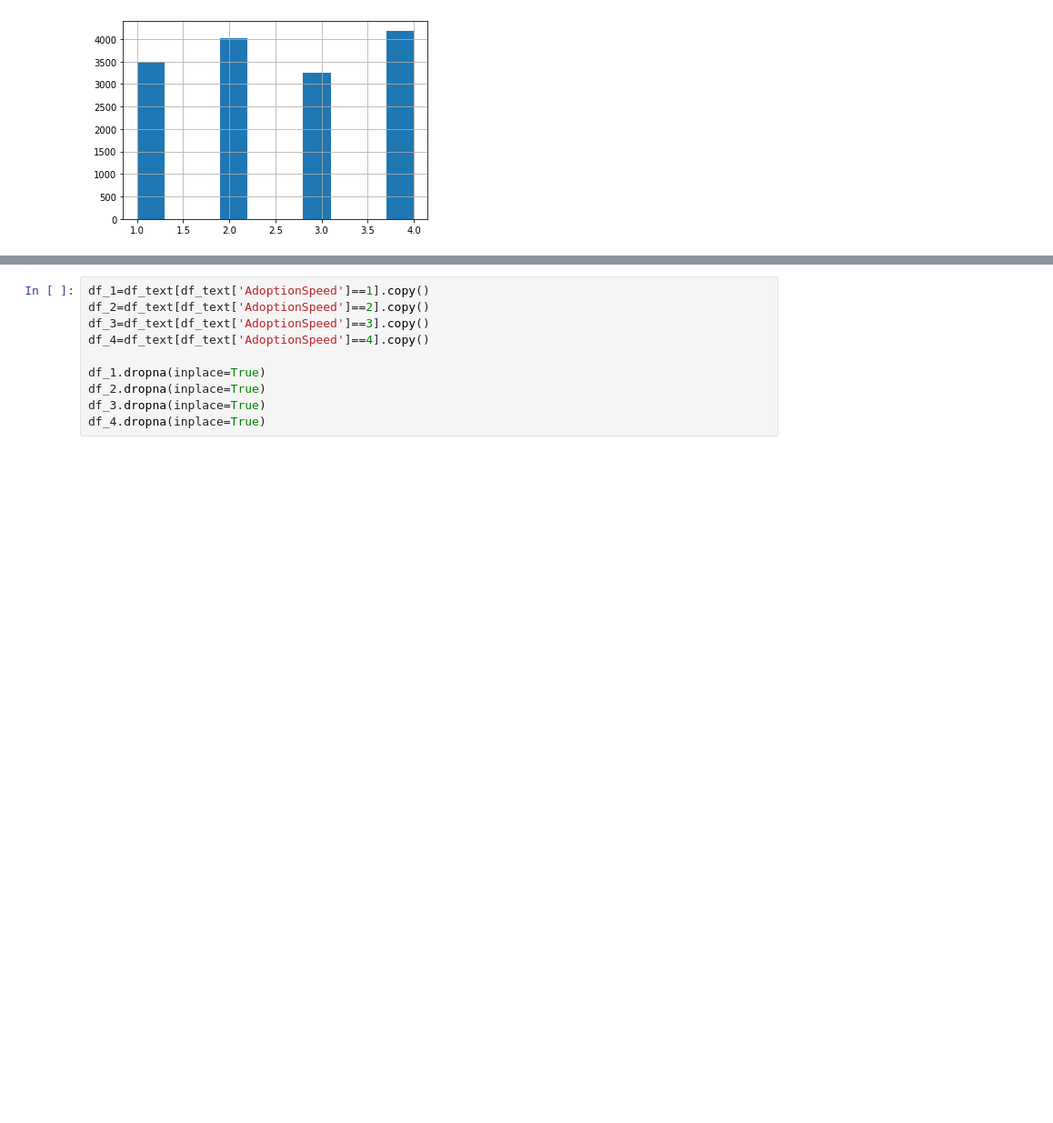
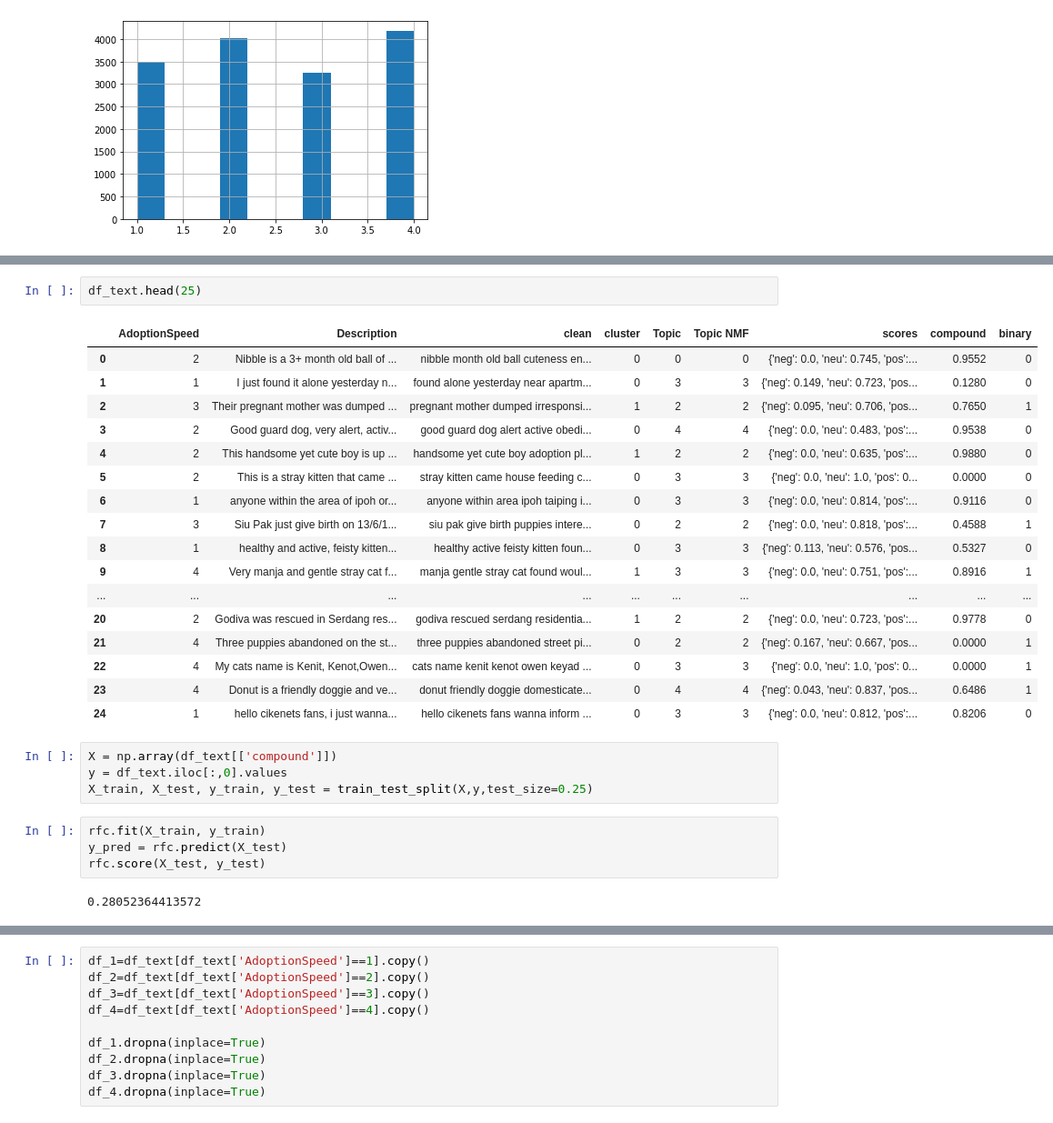
Before and after one commit to julia2133/Thinkful, a Jupyter notebook: Unit 4 Capstone Final.ipynb, the cells around one changed output, grey strips where cells are left out. Shown: that part at 91% size. Cells and saved outputs as stored; diff of their text form; blank space fills up the shorter version.

```diff
--- a/Unit 4 Capstone Final.ipynb
+++ b/Unit 4 Capstone Final.ipynb
@@ -201,0 +399,30 @@ print(confusion_matrix(y_pred,y_test_tfidf))
+# %%
+df_text.head(25)
+# %% [output]
+|  | AdoptionSpeed | Description | clean | cluster | Topic | Topic NMF | scores | compound | binary |
+| 0 | 2 | Nibble is a 3+ month old ball of ... | nibble month old ball cuteness en... | 0 | 0 | 0 | {'neg': 0.0, 'neu': 0.745, 'pos':... | 0.9552 | 0 |
+| 1 | 1 | I just found it alone yesterday n... | found alone yesterday near apartm... | 0 | 3 | 3 | {'neg': 0.149, 'neu': 0.723, 'pos... | 0.1280 | 0 |
+| 2 | 3 | Their pregnant mother was dumped ... | pregnant mother dumped irresponsi... | 1 | 2 | 2 | {'neg': 0.095, 'neu': 0.706, 'pos... | 0.7650 | 1 |
+| 3 | 2 | Good guard dog, very alert, activ... | good guard dog alert active obedi... | 0 | 4 | 4 | {'neg': 0.0, 'neu': 0.483, 'pos':... | 0.9538 | 0 |
+| 4 | 2 | This handsome yet cute boy is up ... | handsome yet cute boy adoption pl... | 1 | 2 | 2 | {'neg': 0.0, 'neu': 0.635, 'pos':... | 0.9880 | 0 |
+| 5 | 2 | This is a stray kitten that came ... | stray kitten came house feeding c... | 0 | 3 | 3 | {'neg': 0.0, 'neu': 1.0, 'pos': 0... | 0.0000 | 0 |
+| 6 | 1 | anyone within the area of ipoh or... | anyone within area ipoh taiping i... | 0 | 3 | 3 | {'neg': 0.0, 'neu': 0.814, 'pos':... | 0.9116 | 0 |
+| 7 | 3 | Siu Pak just give birth on 13/6/1... | siu pak give birth puppies intere... | 0 | 2 | 2 | {'neg': 0.0, 'neu': 0.818, 'pos':... | 0.4588 | 1 |
+| 8 | 1 | healthy and active, feisty kitten... | healthy active feisty kitten foun... | 0 | 3 | 3 | {'neg': 0.113, 'neu': 0.576, 'pos... | 0.5327 | 0 |
+| 9 | 4 | Very manja and gentle stray cat f... | manja gentle stray cat found woul... | 1 | 3 | 3 | {'neg': 0.0, 'neu': 0.751, 'pos':... | 0.8916 | 1 |
+| ... | ... | ... | ... | ... | ... | ... | ... | ... | ... |
+| 20 | 2 | Godiva was rescued in Serdang res... | godiva rescued serdang residentia... | 1 | 2 | 2 | {'neg': 0.0, 'neu': 0.723, 'pos':... | 0.9778 | 0 |
+| 21 | 4 | Three puppies abandoned on the st... | three puppies abandoned street pi... | 0 | 2 | 2 | {'neg': 0.167, 'neu': 0.667, 'pos... | 0.0000 | 1 |
+| 22 | 4 | My cats name is Kenit, Kenot,Owen... | cats name kenit kenot owen keyad ... | 0 | 3 | 3 | {'neg': 0.0, 'neu': 1.0, 'pos': 0... | 0.0000 | 1 |
+| 23 | 4 | Donut is a friendly doggie and ve... | donut friendly doggie domesticate... | 0 | 4 | 4 | {'neg': 0.043, 'neu': 0.837, 'pos... | 0.6486 | 1 |
+| 24 | 1 | hello cikenets fans, i just wanna... | hello cikenets fans wanna inform ... | 0 | 3 | 3 | {'neg': 0.0, 'neu': 0.812, 'pos':... | 0.8206 | 0 |
+# %%
+X = np.array(df_text[['compound']])
+y = df_text.iloc[:,0].values
+X_train, X_test, y_train, y_test = train_test_split(X,y,test_size=0.25)
+# %%
+rfc.fit(X_train, y_train)
+y_pred = rfc.predict(X_test)
+rfc.score(X_test, y_test)
+# %% [output]
+0.28052364413572
```
Also changed, not shown: parts of 106 cells of this notebook.
